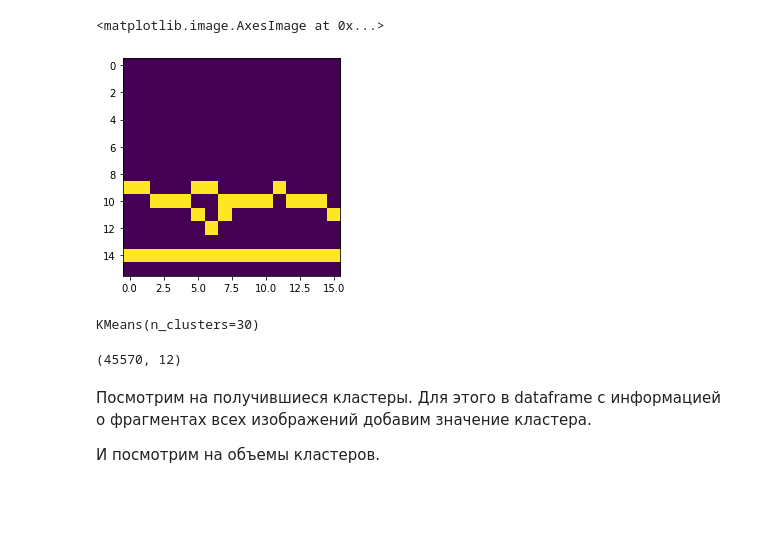
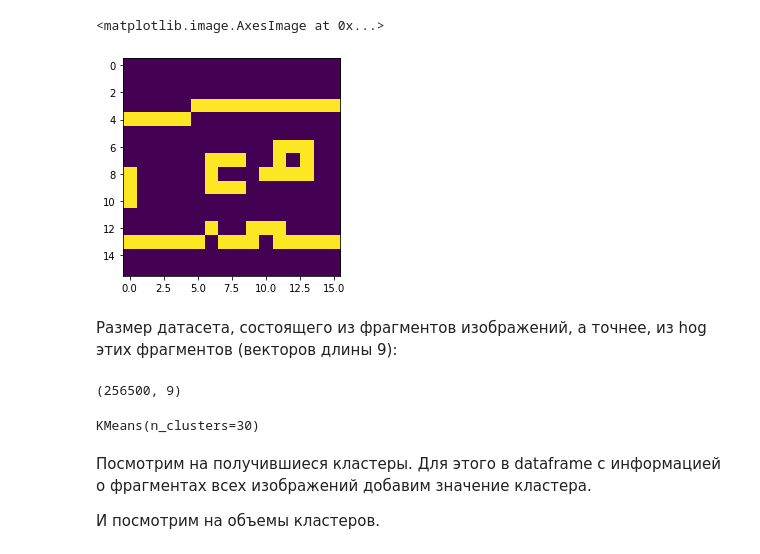
Before and after one commit to TFofanova-py/dish_classifier_NIS, a Jupyter notebook: Bag_of_words.ipynb, the cells around one changed output. Cells and saved outputs as stored; diff of their text form; code cells hidden in the pictures; blank space fills up the shorter version.

```diff
--- a/Bag_of_words.ipynb
+++ b/Bag_of_words.ipynb
@@ -77,23 +93,23 @@ df_train.shape, df_val.shape
 # %%
 def first_prepare(img):
-    # размытие (сглаживание)
-    img = cv2.GaussianBlur(img, (35, 35), 9)
-
+     # нормализуем интенсивности от 0 до 255
+    img = cv2.normalize(img, None, 0, 255, norm_type=cv2.NORM_MINMAX)
 
     # уменьшим размер
-    img = cv2.resize(img, (64, 64))
+    img = cv2.resize(img, (128, 128))
 
     # найдем границы на изображении
-    img = cv2.Canny(np.uint8(img), 200, 300)
-
-    # нормализуем интенсивности от 0 до 255
-    img = cv2.normalize(img, None, 0, 255, norm_type=cv2.NORM_MINMAX)
+    img = cv2.Canny(np.uint8(img), 200, 450)
+#     img = cv2.Canny(np.uint8(img), 100, 200)
 
     return img
 
-img = cv2.imread(df_train.iloc[18, 1], cv2.IMREAD_GRAYSCALE)
+# пример работы функции предобработки
+img = cv2.imread(df_train.iloc[47, 1], cv2.IMREAD_GRAYSCALE)
+img_prepared = first_prepare(img)
 
-img = first_prepare(img)
-plt.imshow(img, cmap="gray")
+fig, axx = plt.subplots(1, 2, figsize= (8,4))
+axx[0].imshow(img, cmap="gray")
+axx[1].imshow(img_prepared, cmap="gray")
 # %% [output]
 <matplotlib.image.AxesImage at 0x...>
@@ -187,24 +204,21 @@ def get_frames(image, image_name):
     return df[["name", "row", "col", 0, 1, 2, 3, 4, 5, 6, 7, 8]]
 # %%
 def frame_image(name, row, col):
-    # по имени файла, номеру строки (от 0 до 6),
-    # номеру колонки (от 0 до 6)
-    # возвращает фрагмент изображения
+    # по имени файла, номеру строки (от 0 до 14),
+    # номеру колонки (от 0 до 14)
+    # возвращает фрагмент изображения 16х16
 
     image = cv2.imread(name, cv2.IMREAD_GRAYSCALE)
     image = first_prepare(image)
-    # для получения сегментированного изображения
-#     image = cv2.adaptiveThreshold(image, 255, cv2.ADAPTIVE_THRESH_MEAN_C, cv2.THRESH_BINARY, 33, 24)
 
     frame = image[row * 8 : (row + 2) * 8, col * 8 : (col + 2) * 8]
-    # frame = image[row * 4 : (row + 2) * 4, col * 4 : (col + 2) * 4]
     return frame
 
 # пример работы функции
-plt.imshow(frame_image("./Dataset_origin/fork/IMG_20211119_084920.jpg", 2, 3))
+plt.imshow(frame_image("./Dataset_origin/fork/IMG_20211119_084920.jpg", 6, 6))
 # %% [output]
 <matplotlib.image.AxesImage at 0x...>
-[figure, old version]
+[figure, new version]
 # %%
 # обучим K-means на наших данных
 from sklearn.cluster import KMeans
@@ -231,18 +245,20 @@ for file in tqdm(file_list):
 
 train_frames_data.reset_index(drop=True, inplace=True)
 X_hog_train = train_frames_data[[0, 1, 2, 3, 4, 5, 6, 7, 8]]
-# %%
-n_clusters = 30
-cls = KMeans(n_clusters=n_clusters)
-
-# обучим алгоритм
-cls.fit(X_hog_train)
-# %% [output]
-KMeans(n_clusters=30)
+# %% [markdown]
+Размер датасета, состоящего из фрагментов изображений, а точнее, из hog этих фрагментов (векторов длины 9):
 # %%
-train_frames_data.shape
+X_hog_train.shape
 # %% [output]
-(45570, 12)
+(256500, 9)
+# %%
+n_clusters = 30
+cls = KMeans(n_clusters=n_clusters)
+
+# обучим алгоритм кластеризации
+cls.fit(X_hog_train)
+# %% [output]
+KMeans(n_clusters=30)
 # %% [markdown]
 Посмотрим на получившиеся кластеры. Для этого в dataframe с информацией о фрагментах всех изображений добавим значение кластера.
 
```
Also changed, not shown: parts of 51 cells of this notebook.
